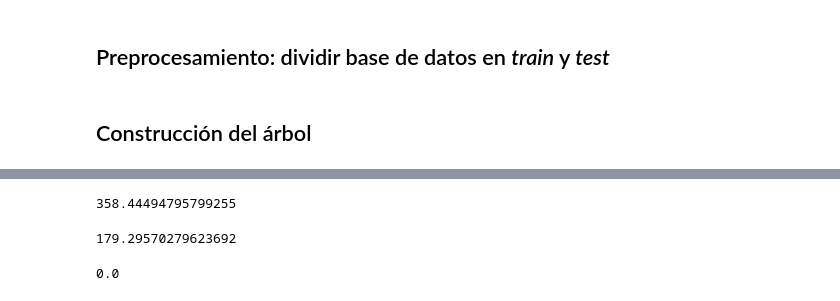
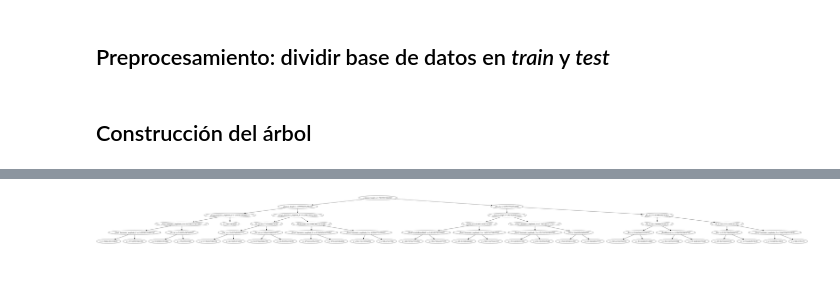
Before and after one commit to diflores/regression-tree, a Jupyter notebook: T02.ipynb, the cells around one changed output, grey strips where cells are left out. Drawn from its saved outputs; the diff is of its cells as text; code cells hidden in the pictures; blank space fills up the shorter version.

```diff
--- a/T02.ipynb
+++ b/T02.ipynb
@@ -167,18 +245,8 @@ print(rmse_rss)
-# %%
-tree_var_red = RegressionTree(5, 5, "var_red")
-fit_start_time_var_red = time.time()
-tree_var_red.fit(X_train, y_train)
-fit_var_red_time = time.time() - fit_start_time_var_red
-print(fit_var_red_time)
-# %% [output]
-358.44494795799255
-# %%
-y_pred_var_red = tree_var_red.predict(X_test)
-rmse_var_red = calculate_rmse(y_pred_var_red, y_test)
-print(rmse_var_red)
-# %% [output]
-179.29570279623692
-# %%
-print(abs(rmse_rss - rmse_var_red))
-# %% [output]
-0.0
+# %%
+tree_viz = pgv.AGraph(directed=True, strict=True)
+filename = "RegressionTree"
+tree_rss.draw_tree(tree_viz, filename)
+# %%
+Image(filename="./{}.png".format(filename))
+# %% [output]
+[figure, added]
```
Also changed, not shown: parts of 5 cells of this notebook.
